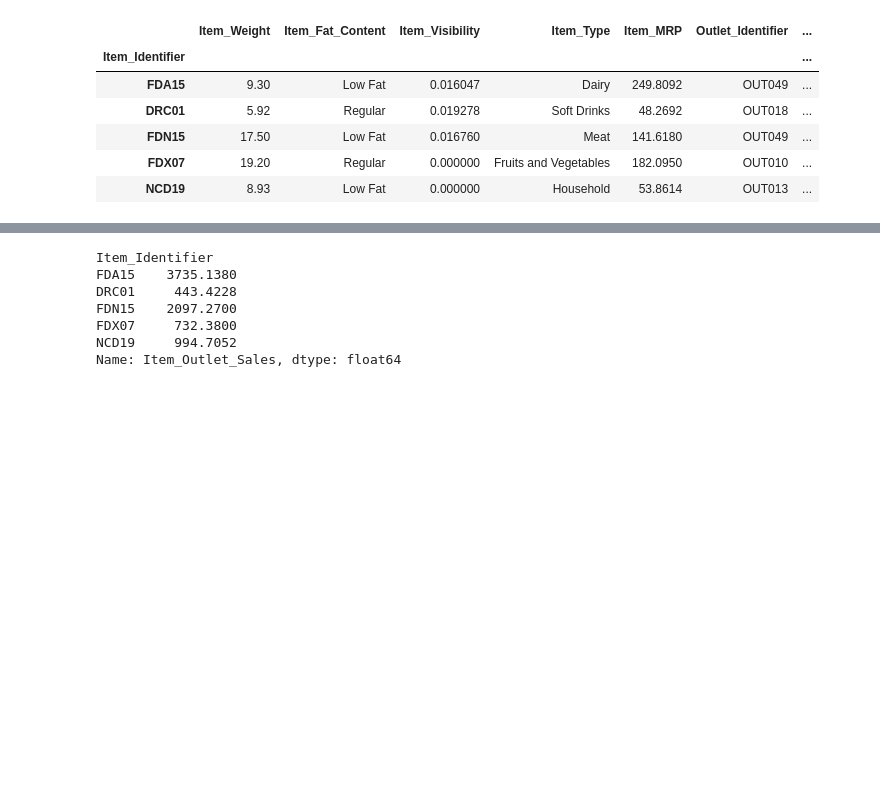
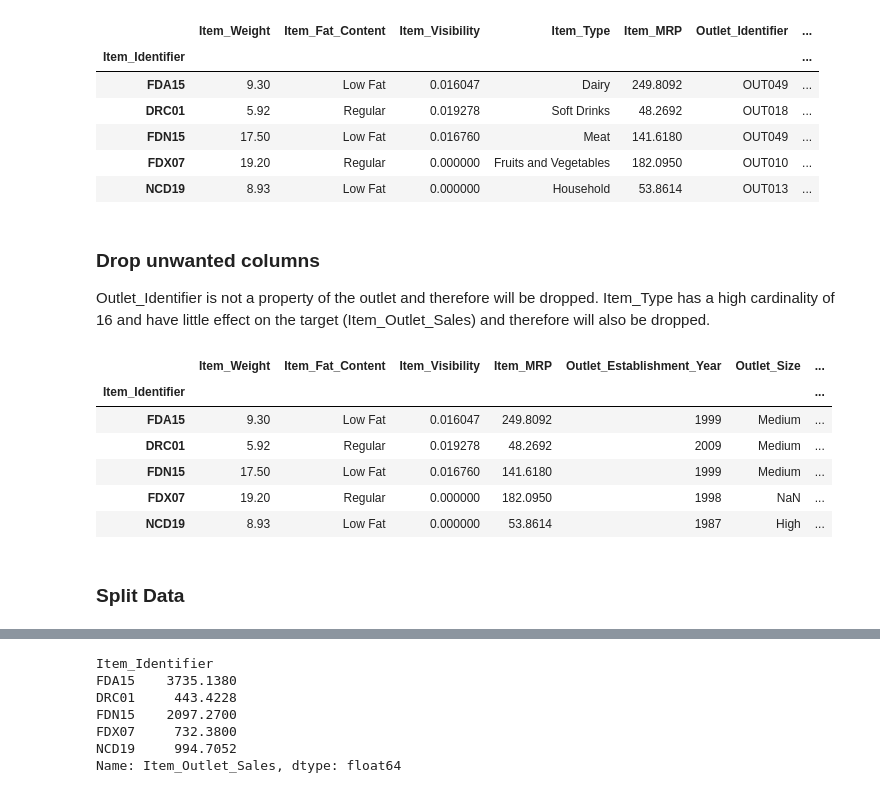
Before and after one commit to Carla9711/Prediction-of-Product-Sales, a Jupyter notebook: Prediction of Product Sales.ipynb, the cells around one changed output, grey strips where cells are left out. Saved outputs shown, nothing was run; the diff lists cells and outputs as text; code cells hidden in the pictures; blank space fills up the shorter version.

```diff
--- a/Prediction of Product Sales.ipynb
+++ b/Prediction of Product Sales.ipynb
@@ -1281,3 +1280,8 @@ df_sales.head()
 | FDN15 | 17.50 | Low Fat | 0.016760 | Meat | 141.6180 | OUT049 | ... |
 | FDX07 | 19.20 | Regular | 0.000000 | Fruits and Vegetables | 182.0950 | OUT010 | ... |
 | NCD19 | 8.93 | Low Fat | 0.000000 | Household | 53.8614 | OUT013 | ... |
+# %% [markdown]
+### Drop unwanted columns
+
+Outlet_Identifier is not a property of the outlet and therefore will be dropped.
+Item_Type has a high cardinality of 16 and have little effect on the target (Item_Outlet_Sales) and therefore will also be dropped.
@@ -1284,3 +1290,15 @@ df_sales.head()
+# %%
+df_sales.head()
+# %% [output]
+|  | Item_Weight | Item_Fat_Content | Item_Visibility | Item_MRP | Outlet_Establishment_Year | Outlet_Size | ... |
+| Item_Identifier |  |  |  |  |  |  | ... |
+| FDA15 | 9.30 | Low Fat | 0.016047 | 249.8092 | 1999 | Medium | ... |
+| DRC01 | 5.92 | Regular | 0.019278 | 48.2692 | 2009 | Medium | ... |
+| FDN15 | 17.50 | Low Fat | 0.016760 | 141.6180 | 1999 | Medium | ... |
+| FDX07 | 19.20 | Regular | 0.000000 | 182.0950 | 1998 | NaN | ... |
+| NCD19 | 8.93 | Low Fat | 0.000000 | 53.8614 | 1987 | High | ... |
+# %% [markdown]
+### Split Data
 # %%
 df_sales_ml = df_sales.copy()
 # %%
```
Also changed, not shown: parts of 68 cells of this notebook.
